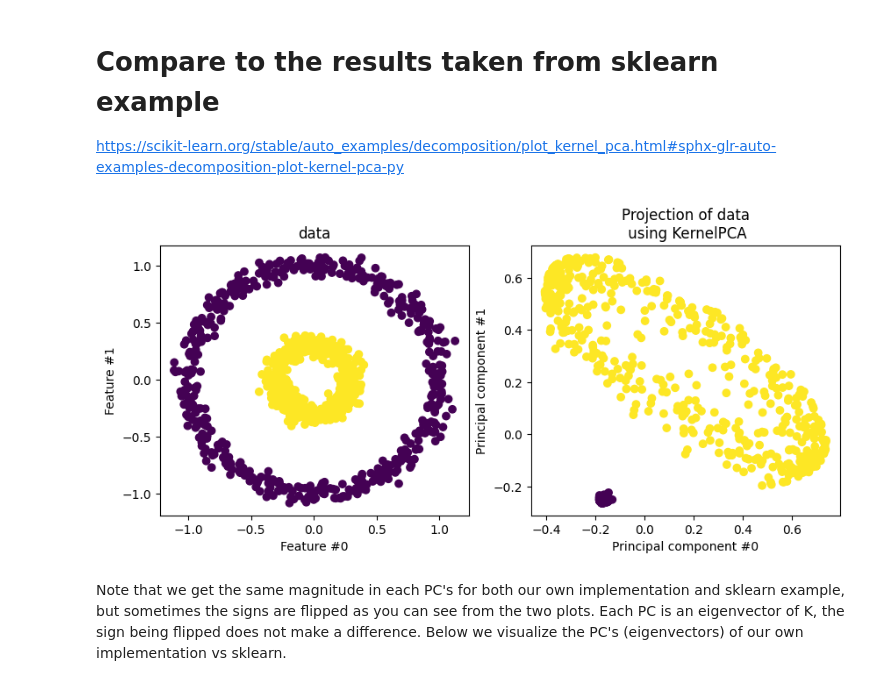
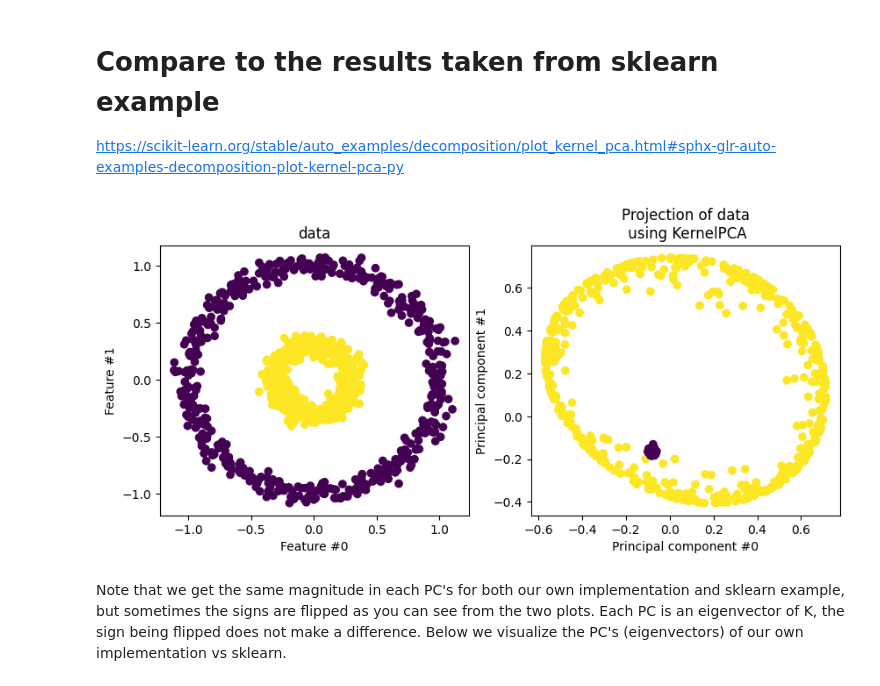
Before and after one commit to abf149/180651final, a Jupyter notebook: kernel_pca.ipynb, the cells around one changed output. Drawn from its saved outputs; the diff is of its cells as text; code cells hidden in the pictures.

Commit message:
Kernel PCA implementation

```diff
--- a/kernel_pca.ipynb
+++ b/kernel_pca.ipynb
@@ -100,19 +100,19 @@ X_kernel_pca_sklearn = kernel_pca.fit(X).transform(X)
 # %%
 fig, (orig_data_ax, kernel_pca_proj_ax) = plt.subplots(
     ncols=2, figsize=(10, 4)
 )
 
 orig_data_ax.scatter(X[:, 0], X[:, 1], c=y)
 orig_data_ax.set_ylabel("Feature #1")
 orig_data_ax.set_xlabel("Feature #0")
 orig_data_ax.set_title("data")
 
-kernel_pca_proj_ax.scatter(X_kernel_pca_sklearn[:, 1], X_kernel_pca_sklearn[:, 2], c=y)
+kernel_pca_proj_ax.scatter(X_kernel_pca_sklearn[:, 0], X_kernel_pca_sklearn[:, 1], c=y)
 kernel_pca_proj_ax.set_ylabel("Principal component #1")
 kernel_pca_proj_ax.set_xlabel("Principal component #0")
 _ = kernel_pca_proj_ax.set_title("Projection of data\n using KernelPCA")
 # %% [output]
-[figure, old version]
+[figure, new version]
 # %% [markdown]
 Note that we get the same magnitude in each PC's for both our own implementation and sklearn example, but sometimes the signs are flipped as you can see from the two plots. Each PC is an eigenvector of K, the sign being flipped does not make a difference. Below we visualize the PC's (eigenvectors) of our own implementation vs sklearn.
 # %%
```
Also changed, not shown: parts of 1 cell of this notebook.
